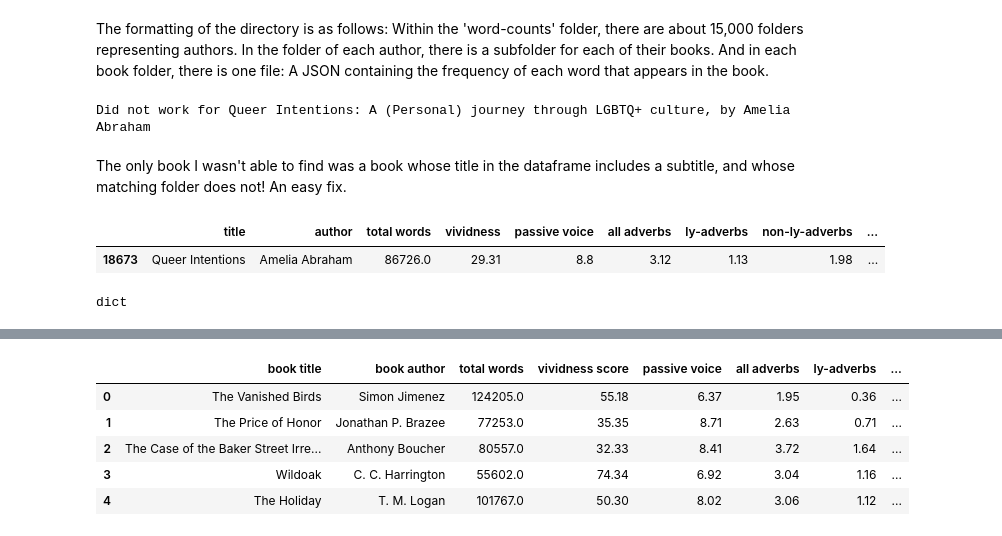
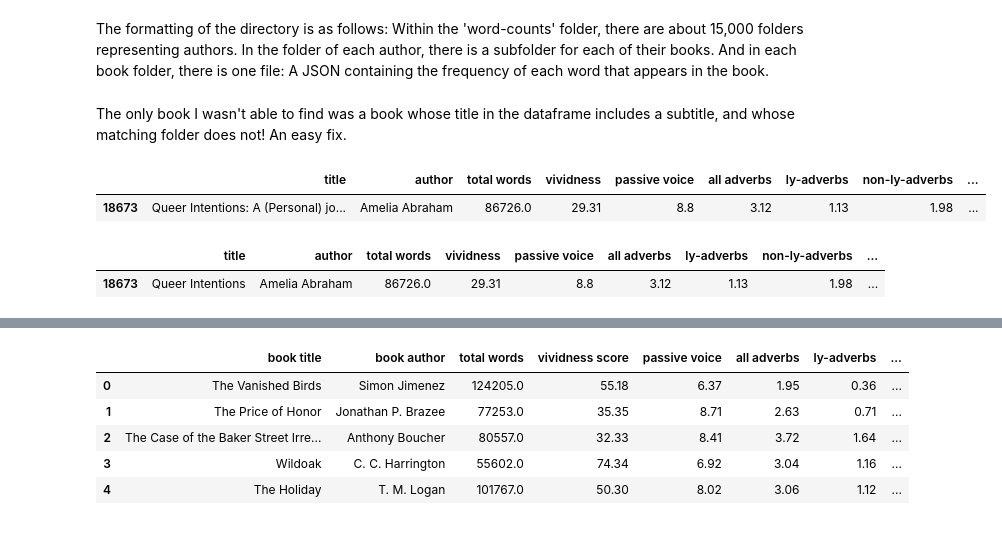
Before and after one commit to MsEM11/Genre_Prediction, a Jupyter notebook: Notebooks/1_4_Wordcount_data.ipynb, the cells around one changed output, grey strips where cells are left out. Cells and saved outputs as stored; diff of their text form; code cells hidden in the pictures.

```diff
--- a/Notebooks/1_4_Wordcount_data.ipynb
+++ b/Notebooks/1_4_Wordcount_data.ipynb
@@ -94,14 +94,17 @@ def get_wordcounts(orig_title, orig_author, correct_books, threshold=80):
 # %%
 books = process_directory_structure(root_dir)
 # %%
-for i in tqdm(range(len(df))):
-    returned =  get_wordcounts(df.iloc[i]['title'],df.iloc[i]['author'],books,80)
-    if returned == -1:
-        print(f"Did not work for {df.iloc[i]['title']}, by {df.iloc[i]['author']}")
+# for i in tqdm(range(len(df))):
+#     returned =  get_wordcounts(df.iloc[i]['title'],df.iloc[i]['author'],books,80)
+#     if returned == -1:
+#         print(f"Did not work for {df.iloc[i]['title']}, by {df.iloc[i]['author']}")
-# %% [output]
-Did not work for Queer Intentions: A (Personal) journey through LGBTQ+ culture, by Amelia Abraham
 # %% [markdown]
 The only book I wasn't able to find was a book whose title in the dataframe includes a subtitle, and whose matching folder does not! An easy fix.
+# %%
+df.loc[df['author'] == 'Amelia Abraham']
+# %% [output]
+|  | title | author | total words | vividness | passive voice | all adverbs | ly-adverbs | non-ly-adverbs | ... |
+| 18673 | Queer Intentions: A (Personal) jo... | Amelia Abraham | 86726.0 | 29.31 | 8.8 | 3.12 | 1.13 | 1.98 | ... |
 # %%
 df.loc[df['author'] == 'Amelia Abraham', 'title'] = "Queer Intentions"
 # %%
@@ -116,4 +114,0 @@ test_book = get_wordcounts('Return of the Thief','Megan Whalen Turner',books)
-# %%
-type(test_book)
-# %% [output]
-dict
```
Also changed, not shown: parts of 30 cells of this notebook.
